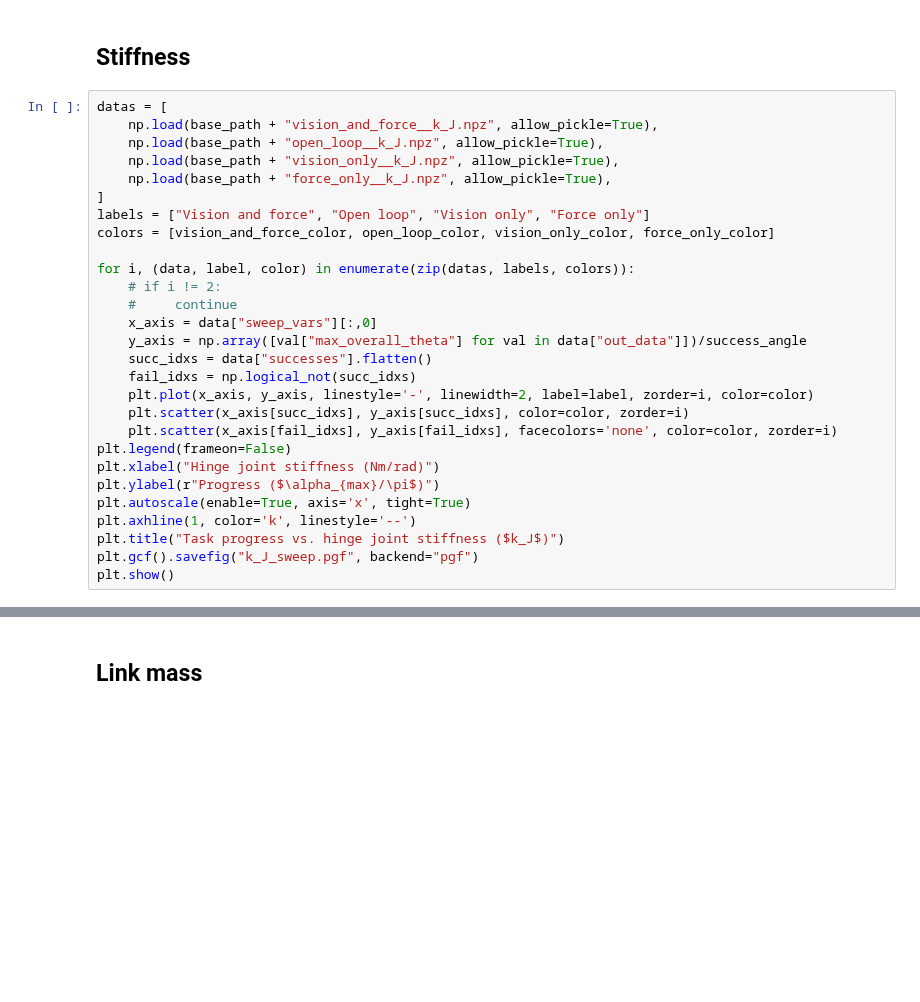
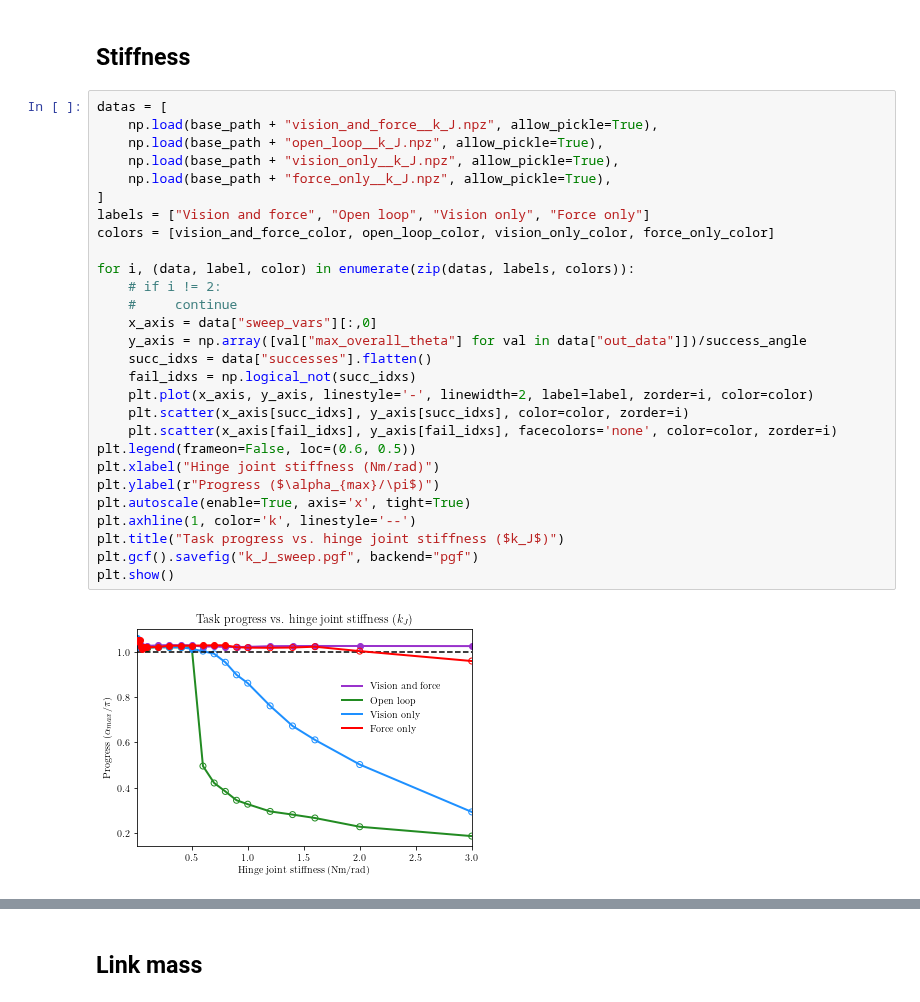
Before and after one commit to daniwhite/PaperManipulation, a Jupyter notebook: sweeps_plotter.ipynb, the cells around one changed output, grey strips where cells are left out. Drawn from its saved outputs; the diff is of its cells as text; blank space fills up the shorter version.

```diff
--- a/sweeps_plotter.ipynb
+++ b/sweeps_plotter.ipynb
@@ -220,31 +243,33 @@ plt.show()
 # %%
 datas = [
     np.load(base_path + "vision_and_force__k_J.npz", allow_pickle=True),
     np.load(base_path + "open_loop__k_J.npz", allow_pickle=True),
     np.load(base_path + "vision_only__k_J.npz", allow_pickle=True),
     np.load(base_path + "force_only__k_J.npz", allow_pickle=True),
 ]
 labels = ["Vision and force", "Open loop", "Vision only", "Force only"]
 colors = [vision_and_force_color, open_loop_color, vision_only_color, force_only_color]
 
 for i, (data, label, color) in enumerate(zip(datas, labels, colors)):
     # if i != 2:
     #     continue
     x_axis = data["sweep_vars"][:,0]
     y_axis = np.array([val["max_overall_theta"] for val in data["out_data"]])/success_angle
     succ_idxs = data["successes"].flatten()
     fail_idxs = np.logical_not(succ_idxs)
     plt.plot(x_axis, y_axis, linestyle='-', linewidth=2, label=label, zorder=i, color=color)
     plt.scatter(x_axis[succ_idxs], y_axis[succ_idxs], color=color, zorder=i)
     plt.scatter(x_axis[fail_idxs], y_axis[fail_idxs], facecolors='none', color=color, zorder=i)
-plt.legend(frameon=False)
+plt.legend(frameon=False, loc=(0.6, 0.5))
 plt.xlabel("Hinge joint stiffness (Nm/rad)")
 plt.ylabel(r"Progress ($\alpha_{max}/\pi$)")
 plt.autoscale(enable=True, axis='x', tight=True)
 plt.axhline(1, color='k', linestyle='--')
 plt.title("Task progress vs. hinge joint stiffness ($k_J$)")
 plt.gcf().savefig("k_J_sweep.pgf", backend="pgf")
 plt.show()
+# %% [output]
+[figure, added]
 # %%
 datas = [
     np.load(base_path + "vision_and_force__k_J.npz", allow_pickle=True),
```
Also changed, not shown: parts of 25 cells of this notebook, 33 other files.
